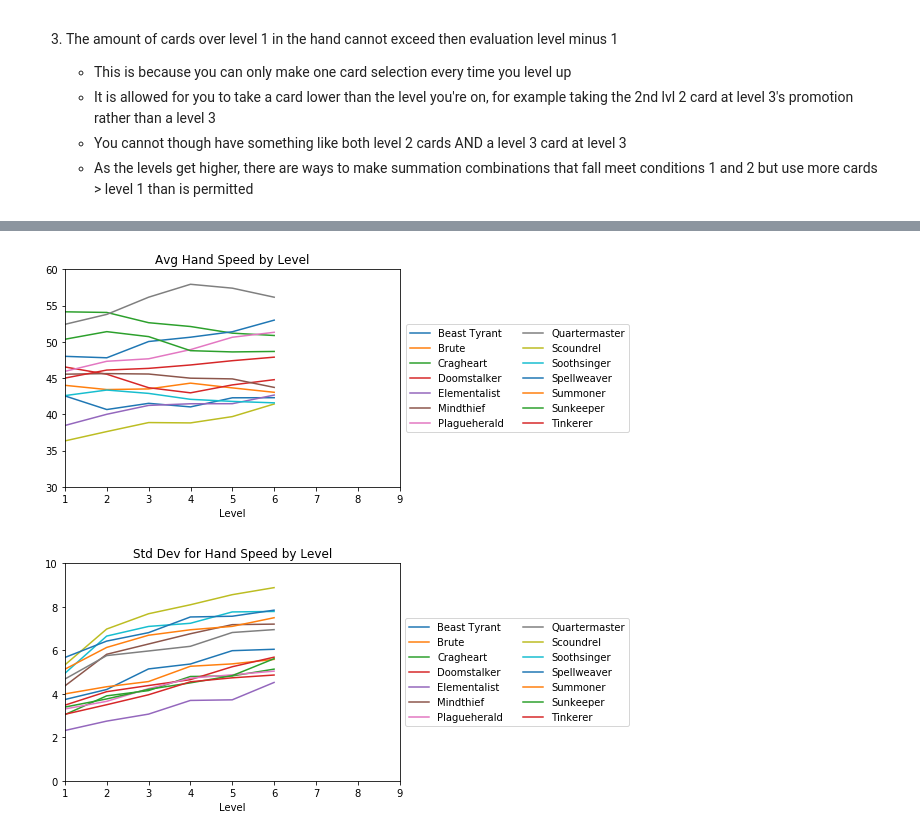
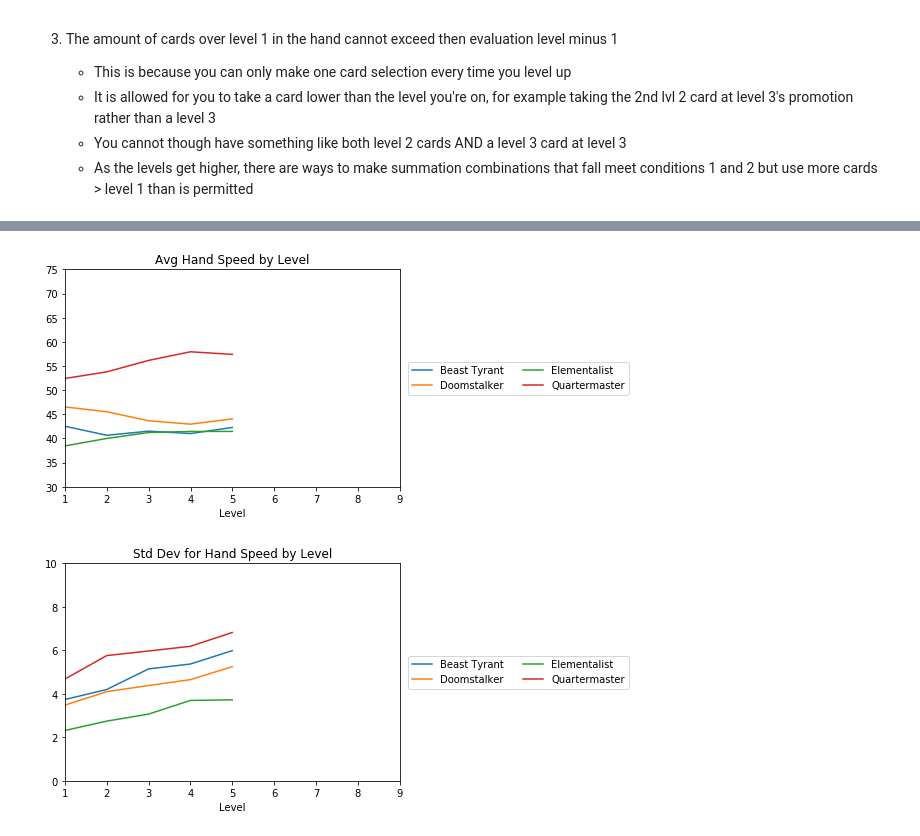
Before and after one commit to brandongiles/Gloomhaven, a Jupyter notebook: Gloomhaven_DataAnalysis.ipynb, the cells around one changed output, grey strips where cells are left out. Drawn from its saved outputs; the diff is of its cells as text; code cells hidden in the pictures.

```diff
--- a/Gloomhaven_DataAnalysis.ipynb
+++ b/Gloomhaven_DataAnalysis.ipynb
@@ -44,3 +44,12 @@ def maxvalue(handsize, current_level):
 # Creating a function to count the number of cards at a particular level in a list
 def lvl_counter(input_list, value):
     return sum([1 for v in input_list if v == value])
+# %%
+# Starting the loop to cycle through all of the classes
+test_list = [8, 11, 12, 13]
+test_list_len = len(test_list)
+
+for i in range(0, test_list_len):
+    print(test_list[i])
+
+print(gen_classinfo)
@@ -55,15 +84,24 @@ avg_result_dict = dict()
 stdev_result_dict = dict()
 
 # Setting the amount of levels to loop through below
-loop_lvl = 6
+loop_lvl = 3
 
 
 # Starting the loop to cycle through all of the classes
-for i in range(gen_classinfo.shape[0]):
+#for i in range(gen_classinfo.shape[0]):
+
+test_list = [8, 11, 12, 13]
+test_list_len = len(test_list)
+
+for i in range(0, test_list_len):
 
     # Setting data items for use later in code
-    active_class = gen_classinfo['Class'][i]       # Setting the active class
-    hand_size = gen_classinfo['Hand Size'][i]      # Setting the hand size
+    # active_class = gen_classinfo['Class'][i]       # Setting the active class
+    # hand_size = gen_classinfo['Hand Size'][i]      # Setting the hand size
+
+    # Setting data items for use later in code
+    active_class = gen_classinfo['Class'][test_list[i]]       # Setting the active class
+    hand_size = gen_classinfo['Hand Size'][test_list[i]]      # Setting the hand size
 
 
     # Starting the loop that will cycle through each level and create all valid hand combinations
@@ -163,27 +183,27 @@ writer.save()
 # %%
 fig, ax = plt.subplots()
 
 for key, grp in total_results_df.groupby(['Class']):
     ax = grp.plot(ax=ax,kind='line', x='Level', y='Average', label=key, title='Avg Hand Speed by Level')
 
-plt.axis([1,9,30,60])
+plt.axis([1,9,30,75])
 # plt.legend(loc='best', ncol = 2)
 plt.legend(loc='center right', ncol = 2, bbox_to_anchor=(1.7, 0.5))
 plt.show()
 
 
 fig,ax = plt.subplots()
 
 for key, grp in total_results_df.groupby(['Class']):
     ax = grp.plot(ax=ax, kind='line', x='Level', y='Std. Dev.', label=key, title='Std Dev for Hand Speed by Level')
 
 plt.axis([1,9,0,10])
 # plt.legend(loc='best', ncol = 2)
 plt.legend(loc='center right', ncol = 2, bbox_to_anchor=(1.7, 0.5))
 plt.show()
 # %% [output]
-[figure, old version]
+[figure, new version]
-[figure, old version]
+[figure, new version]
 # %%
 # Creating a figure to hold the plots
 fig = plt.figure(figsize=(18,15))
```
Also changed, not shown: parts of 3 cells of this notebook, 1 other file.
